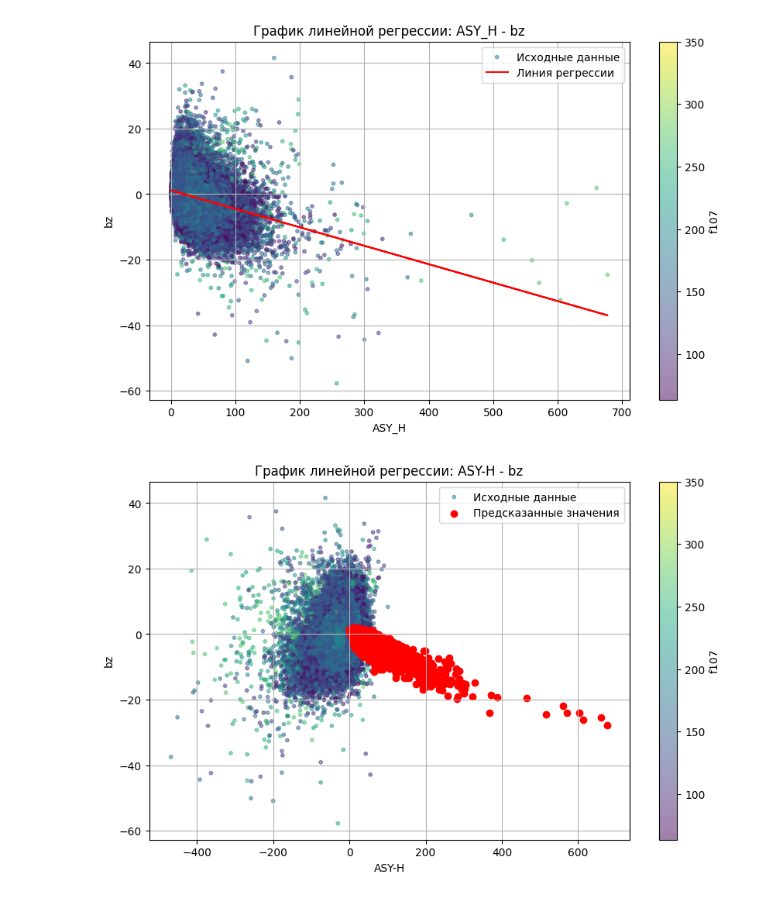
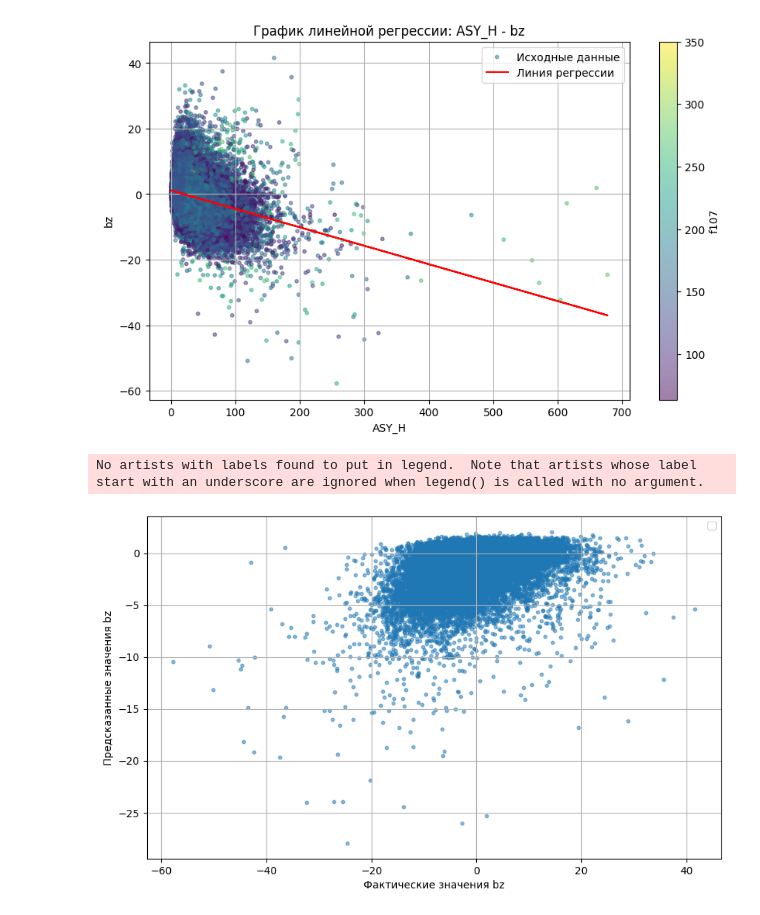
Before and after one commit to rkrwete/BigData, a Jupyter notebook: main.ipynb, the cells around one changed output. Saved outputs shown, nothing was run; the diff lists cells and outputs as text; code cells hidden in the pictures.

```diff
--- a/main.ipynb
+++ b/main.ipynb
@@ -183,45 +185,25 @@ plt.show()
 # %% [output]
 [figure]
 # %%
-initial_data = gd.get_data(start_date, end_date)
-initial_data = gd.transform_data(initial_data)
-
-
-asy_d_values = initial_data[0].ASY_D
-asy_h_values = initial_data[0].ASY_H
-sym_d_values = initial_data[0].SYM_D
-sym_h_values = initial_data[0].SYM_H
+names = ['ASY_D', 'ASY_H', 'SYM_H', 'SYM_D']
 bz_values = initial_data[0].bz
-f107_values = initial_data[2].f107.resample('1h').ffill()
-
 mask = (bz_values <= 900)
-
-asy_d_values = asy_d_values[mask]
-asy_h_values = asy_h_values[mask]
-sym_d_values = sym_d_values[mask]
-sym_h_values = sym_h_values[mask]
-bz_values = bz_values[mask]
-filtered_f107 = f107_values[mask]
-
-X = np.vstack((asy_d_values, asy_h_values, sym_d_values, sym_h_values)).T
+x = initial_data[0].loc[mask][names].values
+y = bz_values[mask].values
 
 model = LinearRegression()
-model.fit(X, bz_values)
-predicted_values = model.predict(X)
-
+model.fit(x, y)
+predict = model.predict(x)
 
 plt.figure(figsize=(10, 6))
-
-sc = plt.scatter(sym_h_values, bz_values, c=filtered_f107, cmap='viridis', label='Исходные данные', s=10, vmax=350, alpha=0.5)
-plt.scatter(asy_h_values, predicted_values, color='red',  label='Предсказанные значения')
-
-plt.colorbar(sc, label='f107')
+plt.scatter(y, predict, label='', s=10, alpha=0.5)
+# plt.plot([y.min(), y.max()], [y.min(), y.max()], 'r--', lw=2)
 
 plt.grid(True)
-plt.xlabel('ASY-H')
-plt.ylabel('bz')
-# plt.title('График линейной регрессии: ASY-H - bz')
+plt.xlabel('Фактические значения bz')
+plt.ylabel('Предсказанные значения bz')
 plt.legend()
 plt.show()
 # %% [output]
+No artists with labels found to put in legend.  Note that artists whose label start with an underscore are ignored when legend() is called with no argument.
-[figure, old version]
+[figure, new version]
```
Also changed, not shown: parts of 2 cells of this notebook.
